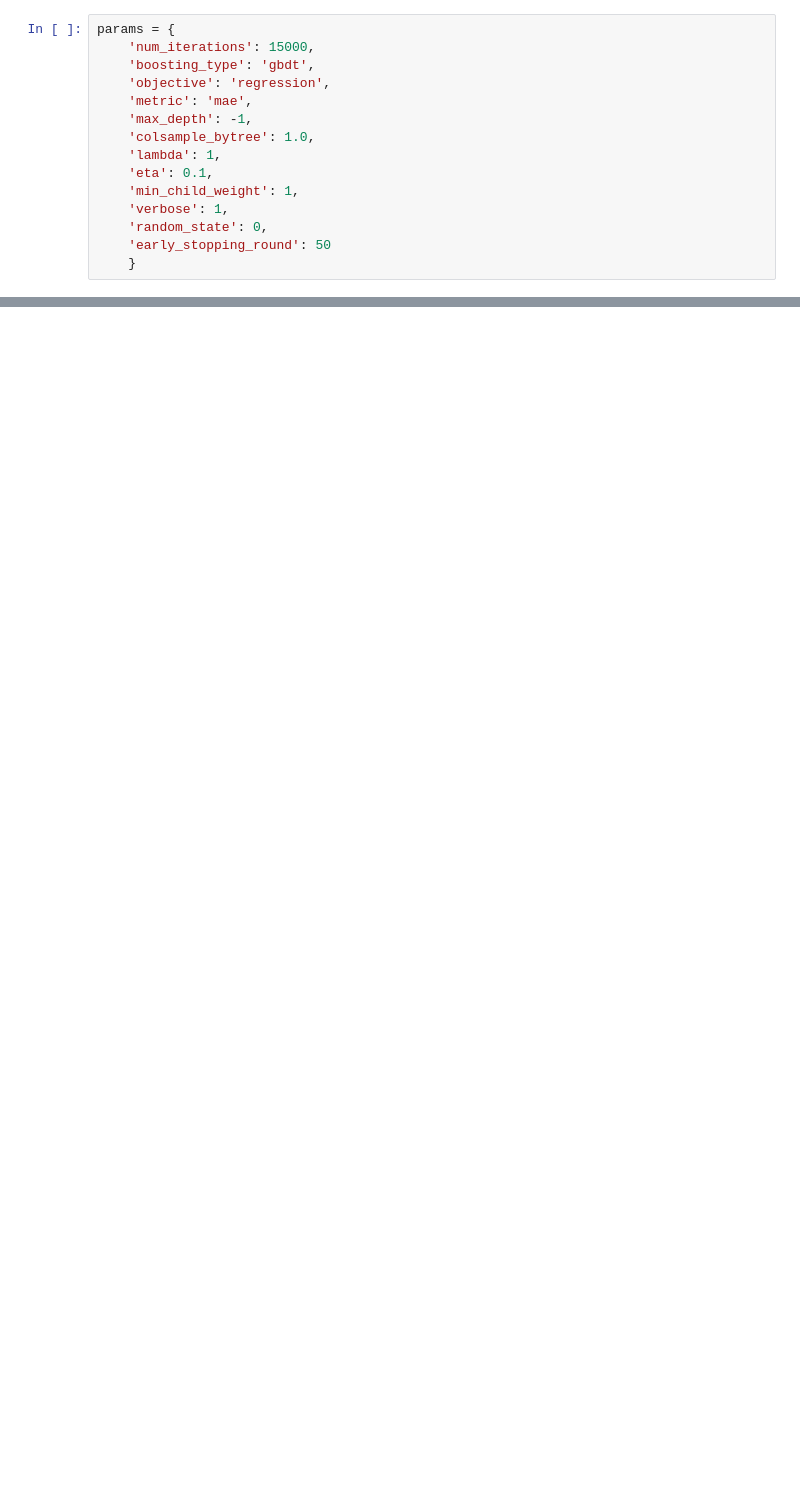
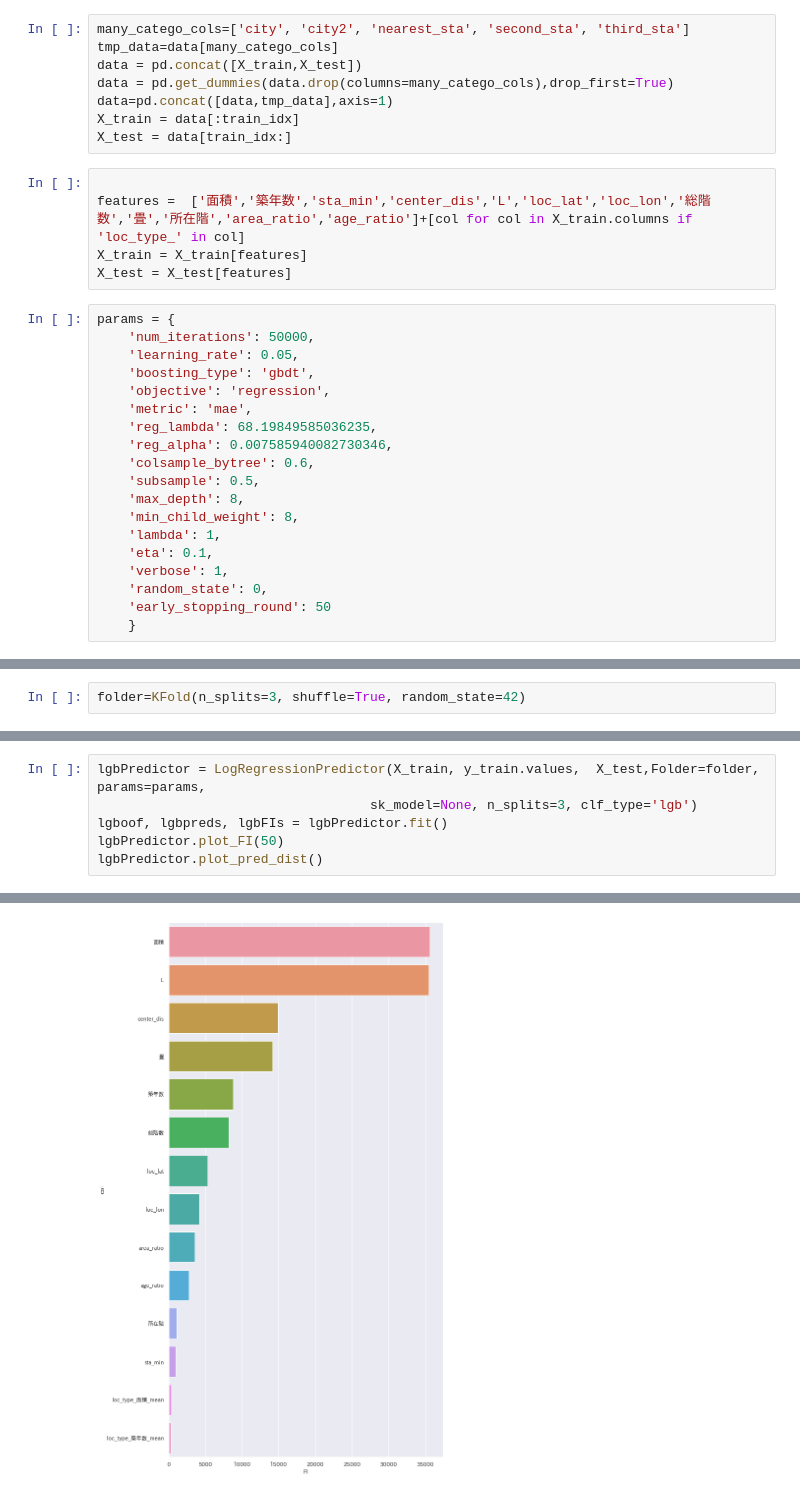
Before and after one commit to zerebom/team-mynabi, a Jupyter notebook: higuchi/1030.ipynb, the cells around one changed output, grey strips where cells are left out. Cells and saved outputs as stored; diff of their text form; blank space fills up the shorter version.

```diff
--- a/higuchi/1030.ipynb
+++ b/higuchi/1030.ipynb
@@ -89,14 +106,31 @@ KeyError: "None of [Index(['方角', '建物構造'], dtype='object')] are in th
+# %%
+many_catego_cols=['city', 'city2', 'nearest_sta', 'second_sta', 'third_sta']
+tmp_data=data[many_catego_cols]
+data = pd.concat([X_train,X_test])
+data = pd.get_dummies(data.drop(columns=many_catego_cols),drop_first=True)
+data=pd.concat([data,tmp_data],axis=1)
+X_train = data[:train_idx]
+X_test = data[train_idx:]
+# %%
+
+features =  ['面積','築年数','sta_min','center_dis','L','loc_lat','loc_lon','総階数','畳','所在階','area_ratio','age_ratio']+[col for col in X_train.columns if 'loc_type_' in col]
+X_train = X_train[features]
+X_test = X_test[features]
 # %%
 params = {
-    'num_iterations': 15000,
+    'num_iterations': 50000,
+    'learning_rate': 0.05,
     'boosting_type': 'gbdt',
     'objective': 'regression',
     'metric': 'mae',
-    'max_depth': -1,
-    'colsample_bytree': 1.0,
+    'reg_lambda': 68.19849585036235,
+    'reg_alpha': 0.007585940082730346,
+    'colsample_bytree': 0.6,
+    'subsample': 0.5,
+    'max_depth': 8,
+    'min_child_weight': 8,
     'lambda': 1,
     'eta': 0.1,
-    'min_child_weight': 1,
     'verbose': 1,
     'random_state': 0,
     'early_stopping_round': 50
@@ -106,0 +180,2 @@ NameError: name 'optuna' is not defined
+# %%
+folder=KFold(n_splits=3, shuffle=True, random_state=42)
@@ -106,0 +213,7 @@ NameError: name 'optuna' is not defined
+# %%
+lgbPredictor = LogRegressionPredictor(X_train, y_train.values,  X_test,Folder=folder, params=params,
+                                   sk_model=None, n_splits=3, clf_type='lgb')
+lgboof, lgbpreds, lgbFIs = lgbPredictor.fit()
+lgbPredictor.plot_FI(50)
+lgbPredictor.plot_pred_dist()
+# %% [output]
@@ -106,0 +240 @@ NameError: name 'optuna' is not defined
+[figure, added]
```
Also changed, not shown: parts of 24 cells of this notebook, 8 other files.
